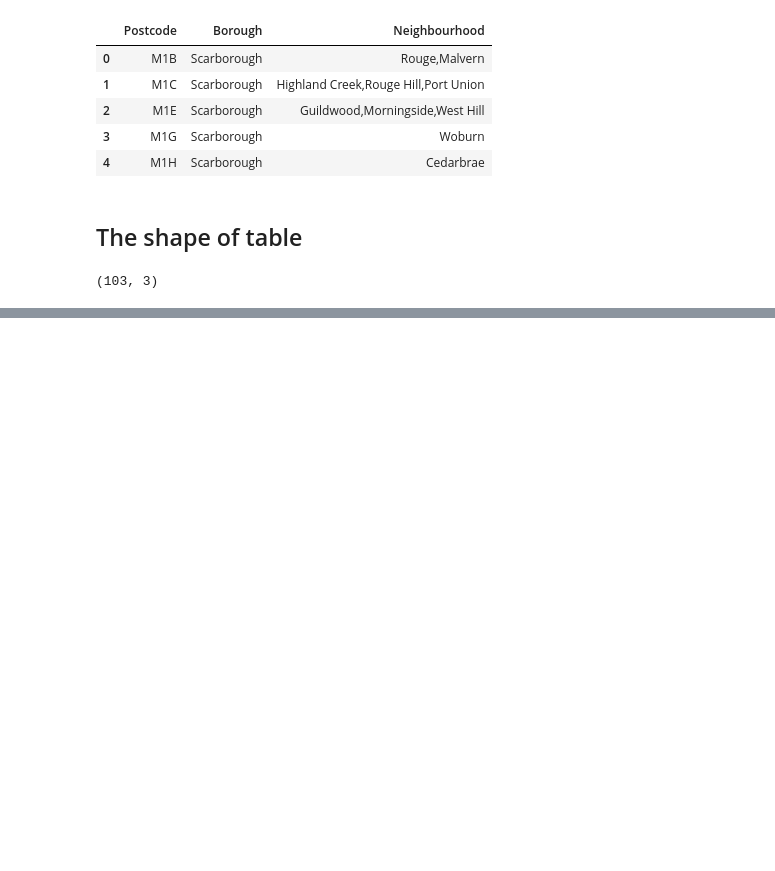
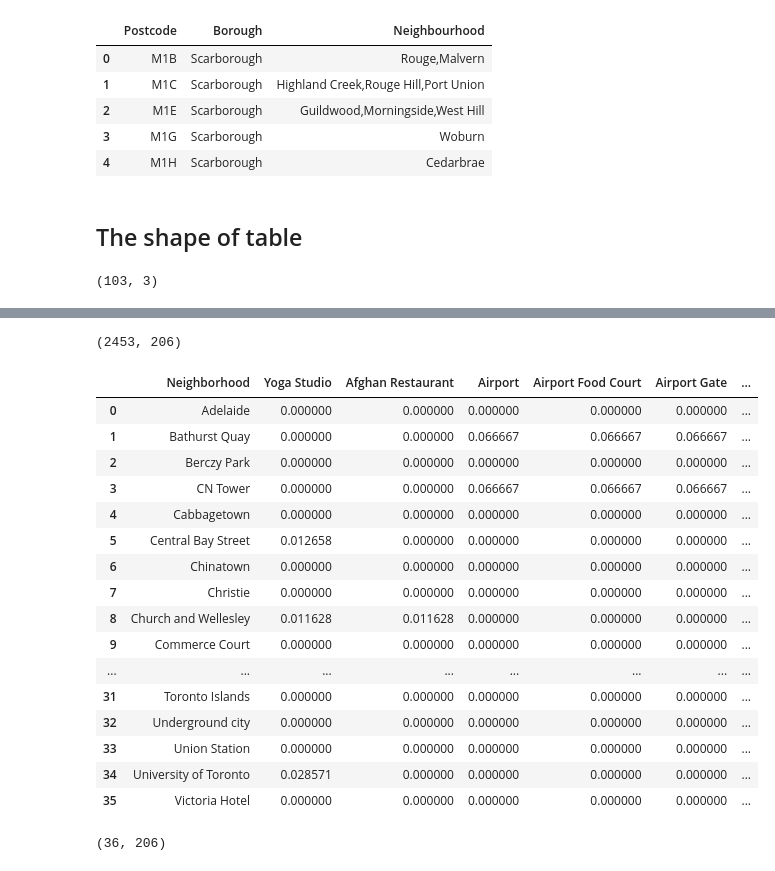
Before and after one commit to BowenYuan95/Coursera_Capstone, a Jupyter notebook: Neighborhoods_Toronto.ipynb, the cells around one changed output, grey strips where cells are left out. Drawn from its saved outputs; the diff is of its cells as text; code cells hidden in the pictures; blank space fills up the shorter version.

```diff
--- a/Neighborhoods_Toronto.ipynb
+++ b/Neighborhoods_Toronto.ipynb
@@ -100,0 +251,27 @@ df.shape
+# %%
+def get_category_type(row):
+    try:
+        categories_list = row['categories']
+    except:
+        categories_list = row['venue.categories']
+
+    if len(categories_list) == 0:
+        return None
+    else:
+        return categories_list[0]['name']
+# %%
+venues = results['response']['groups'][0]['items']
+
+nearby_venues = json_normalize(venues) # flatten JSON
+
+# filter columns
+filtered_columns = ['venue.name', 'venue.categories', 'venue.location.lat', 'venue.location.lng']
+nearby_venues =nearby_venues.loc[:, filtered_columns]
+
+# filter the category for each row
+nearby_venues['venue.categories'] = nearby_venues.apply(get_category_type, axis=1)
+
+# clean columns
+nearby_venues.columns = [col.split(".")[-1] for col in nearby_venues.columns]
+
+nearby_venues.head()
@@ -100,0 +329,5 @@ df.shape
+# %%
+downtown_venues = getNearbyVenues(names=downtown_data['Neighbourhood'],
+                                   latitudes=downtown_data['Latitude'],
+                                   longitudes=downtown_data['Longitude']
+                                  )
@@ -100,0 +388,9 @@ df.shape
+# %%
+downtown_onehot = pd.get_dummies(downtown_venues[['Venue Category']], prefix="", prefix_sep = "")
+
+downtown_onehot['Neighborhood'] = downtown_venues['Neighborhood']
+
+fixed_columns = [downtown_onehot.columns[-1]] + list(downtown_onehot.columns[:-1])
+downtown_onehot = downtown_onehot[fixed_columns]
+
+downtown_onehot.head()
@@ -100,0 +404,29 @@ df.shape
+# %%
+downtown_onehot.shape
+# %% [output]
+(2453, 206)
+# %%
+downtown_grouped = downtown_onehot.groupby('Neighborhood').mean().reset_index()
+downtown_grouped
+# %% [output]
+|  | Neighborhood | Yoga Studio | Afghan Restaurant | Airport | Airport Food Court | Airport Gate | ... |
+| 0 | Adelaide | 0.000000 | 0.000000 | 0.000000 | 0.000000 | 0.000000 | ... |
+| 1 | Bathurst Quay | 0.000000 | 0.000000 | 0.066667 | 0.066667 | 0.066667 | ... |
+| 2 | Berczy Park | 0.000000 | 0.000000 | 0.000000 | 0.000000 | 0.000000 | ... |
+| 3 | CN Tower | 0.000000 | 0.000000 | 0.066667 | 0.066667 | 0.066667 | ... |
+| 4 | Cabbagetown | 0.000000 | 0.000000 | 0.000000 | 0.000000 | 0.000000 | ... |
+| 5 | Central Bay Street | 0.012658 | 0.000000 | 0.000000 | 0.000000 | 0.000000 | ... |
+| 6 | Chinatown | 0.000000 | 0.000000 | 0.000000 | 0.000000 | 0.000000 | ... |
+| 7 | Christie | 0.000000 | 0.000000 | 0.000000 | 0.000000 | 0.000000 | ... |
+| 8 | Church and Wellesley | 0.011628 | 0.011628 | 0.000000 | 0.000000 | 0.000000 | ... |
+| 9 | Commerce Court | 0.000000 | 0.000000 | 0.000000 | 0.000000 | 0.000000 | ... |
+| ... | ... | ... | ... | ... | ... | ... | ... |
+| 31 | Toronto Islands | 0.000000 | 0.000000 | 0.000000 | 0.000000 | 0.000000 | ... |
+| 32 | Underground city | 0.000000 | 0.000000 | 0.000000 | 0.000000 | 0.000000 | ... |
+| 33 | Union Station | 0.000000 | 0.000000 | 0.000000 | 0.000000 | 0.000000 | ... |
+| 34 | University of Toronto | 0.028571 | 0.000000 | 0.000000 | 0.000000 | 0.000000 | ... |
+| 35 | Victoria Hotel | 0.000000 | 0.000000 | 0.000000 | 0.000000 | 0.000000 | ... |
+# %%
+downtown_grouped.shape
+# %% [output]
+(36, 206)
```
Also changed, not shown: parts of 38 cells of this notebook.
